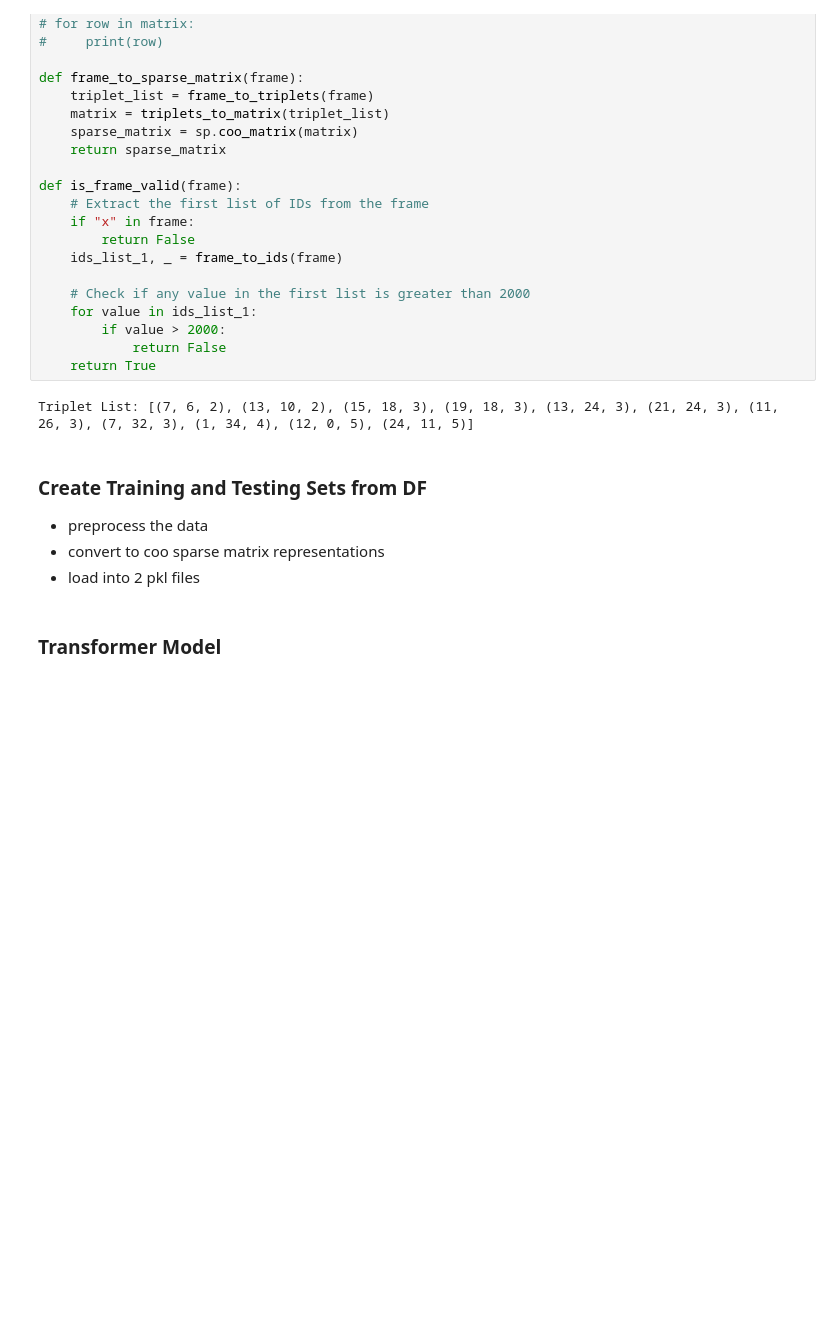
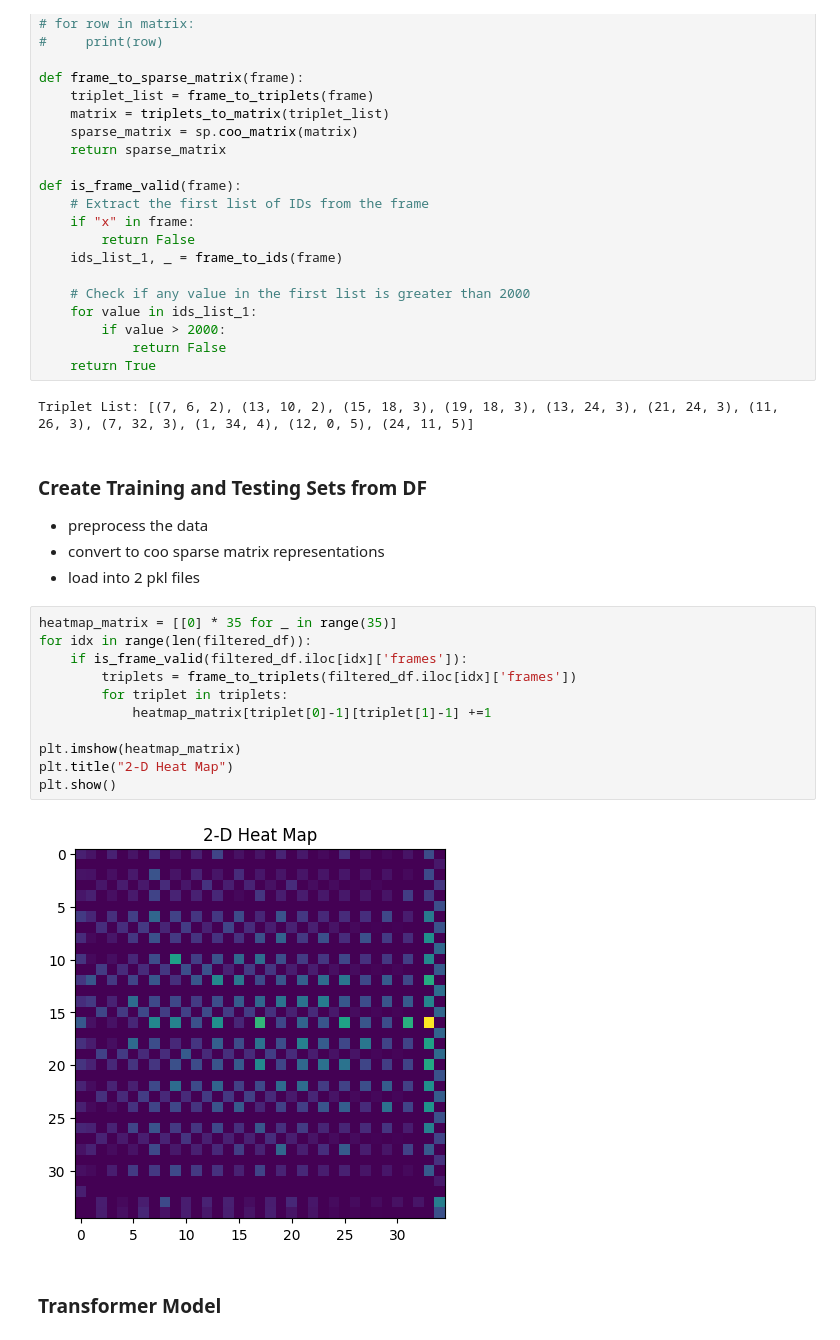
Before and after one commit to ViniciusDugue/KilterBoard-AI, a Jupyter notebook: Transformer_Kilter.ipynb, the cells around one changed output. Drawn from its saved outputs; the diff is of its cells as text; blank space fills up the shorter version.

Commit message:
Added climb plotting function

```diff
--- a/Transformer_Kilter.ipynb
+++ b/Transformer_Kilter.ipynb
@@ -291,5 +301,18 @@ Triplet List: [(7, 6, 2), (13, 10, 2), (15, 18, 3), (19, 18, 3), (13, 24, 3), (2
 * preprocess the data
 * convert to coo sparse matrix representations
 * load into 2 pkl files
+# %%
+heatmap_matrix = [[0] * 35 for _ in range(35)]
+for idx in range(len(filtered_df)):
+    if is_frame_valid(filtered_df.iloc[idx]['frames']):
+        triplets = frame_to_triplets(filtered_df.iloc[idx]['frames'])
+        for triplet in triplets:
+            heatmap_matrix[triplet[0]-1][triplet[1]-1] +=1
+
+plt.imshow(heatmap_matrix)
+plt.title("2-D Heat Map")
+plt.show()
+# %% [output]
+[figure, added]
 # %% [markdown]
 ### Transformer Model
```
Also changed, not shown: parts of 8 cells of this notebook.
